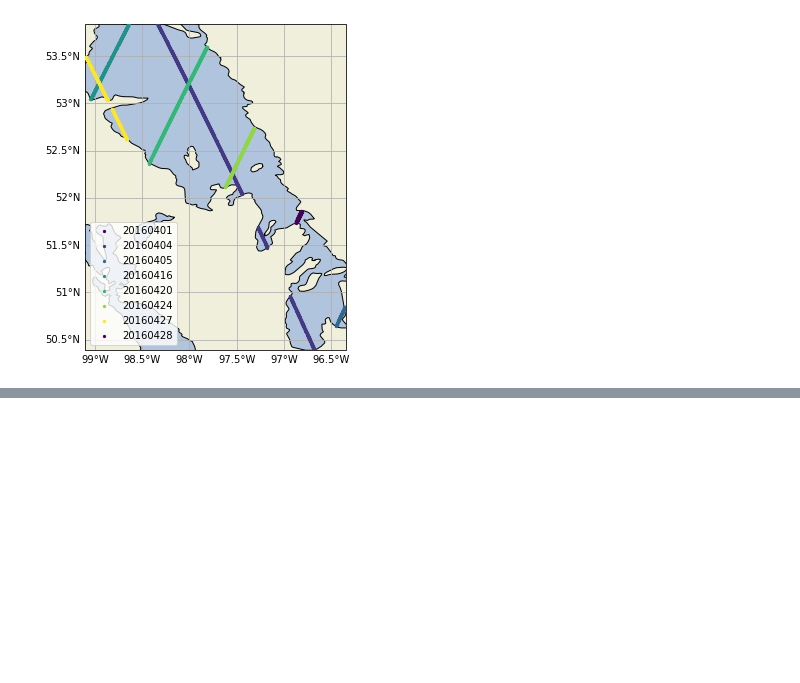
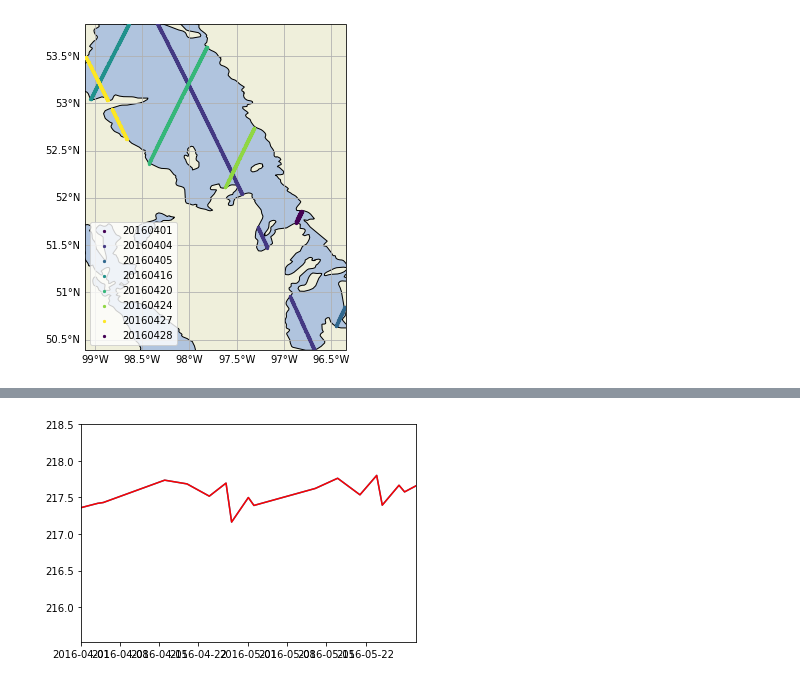
Before and after one commit to pvasudev16/ml-freshwater-management, a Jupyter notebook: lake_water_level_data_exploration.ipynb, the cells around one changed output, grey strips where cells are left out. Saved outputs shown, nothing was run; the diff lists cells and outputs as text; code cells hidden in the pictures; blank space fills up the shorter version.

Commit message:
Add median water levels; our KF only calculates median

```diff
--- a/lake_water_level_data_exploration.ipynb
+++ b/lake_water_level_data_exploration.ipynb
@@ -602,0 +591,20 @@ plt.show()
+# %%
+# Form a baseline comparison; take the median on each day, and calculate rms error
+
+def rms(values):
+    return np.sqrt(sum(values**2)/len(values))
+
+baseline_results = lake_winnipeg[
+    [
+        "date",
+        "lake_water_level",
+        "error"
+    ]
+].groupby("date").agg(
+    {
+        "lake_water_level" : "median",
+        "error": rms
+    }
+).reset_index()
+
+baseline_results.loc[:, "date_as_datetime"] = pd.to_datetime(baseline_results.loc[:, "date"], format="%Y%m%d")
@@ -602,0 +629,13 @@ plt.show()
+# %%
+fig = plt.figure()
+ax = fig.add_subplot(111)
+ax.plot(time_as_datetime, lake_water_levels)
+ax.plot(
+    baseline_results["date_as_datetime"],
+    baseline_results["lake_water_level"],
+    'r-'
+)
+ax.set_xlim([datetime.date(2016, 4, 1), datetime.date(2016, 5, 31)])
+plt.show()
+# %% [output]
+[figure, added]
```
Also changed, not shown: parts of 34 cells of this notebook.
